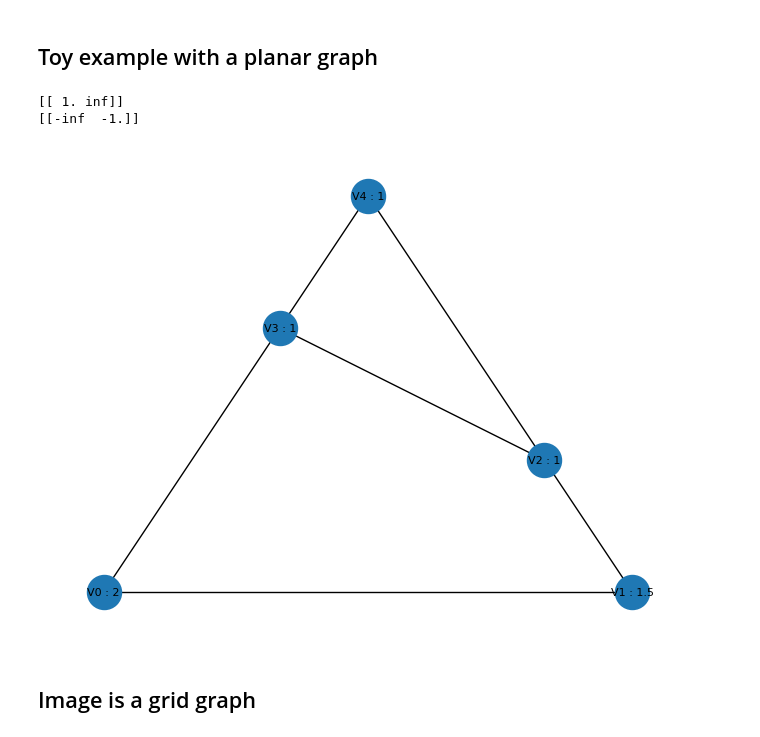
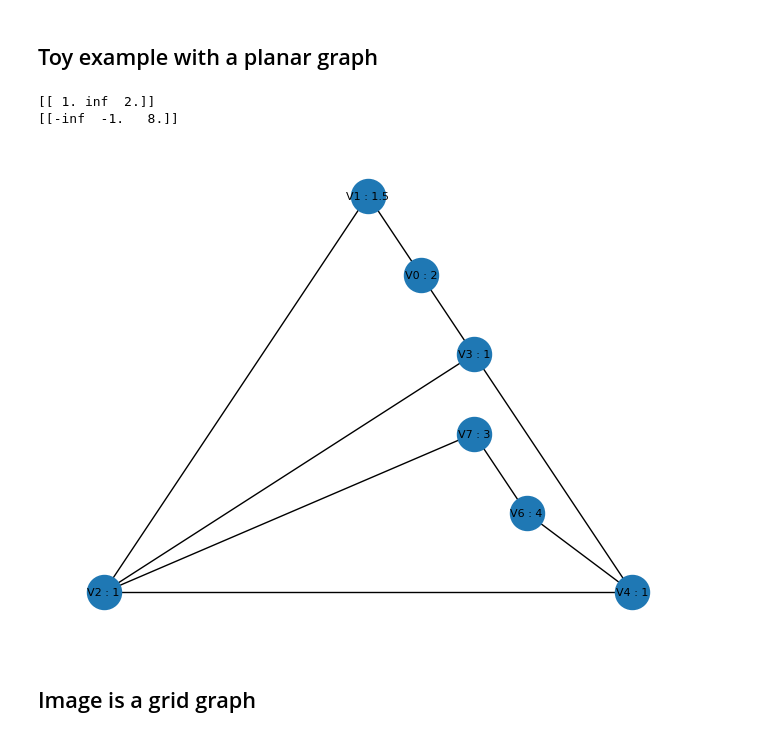
Before and after one commit to mvlier/topapprox, a Jupyter notebook: Interactive_Tutorial_topapprox.ipynb, the cells around one changed output. Cells and saved outputs as stored; diff of their text form; code cells hidden in the pictures.

```diff
--- a/Interactive_Tutorial_topapprox.ipynb
+++ b/Interactive_Tutorial_topapprox.ipynb
@@ -173,18 +225,17 @@ Wall time: 12.8 ms
 # %% [markdown]
 ## Toy example with a planar graph
 # %%
+# TODO: better example
 G=ta.TopologicalFilterGraph()
 f={0:2, 1:1.5, 2:1, 3:1, 4:1, 5:2, 6:4, 7:3}
-G.from_faces_nonfaces(F=[(0,1,2,3)],nF=[(1,2,4,3,0),(2,4,3)],filtration=f)
+G.from_faces_nonfaces(F=[(0,1,2,3)],nF=[(1,2,4,3,0),(2,4,6,7)],filtration=f)
+G.draw(with_labels=True,with_filtration=True)
 print(G.compute())
 print(G.compute(dual=True))
 # %% [output]
-[[ 1. inf]]
-[[-inf  -1.]]
+[[ 1. inf  2.]]
+[[-inf  -1.   8.]]
+[figure, added]
-# %%
-G.draw(with_labels=True,with_filtration=True)
-# %% [output]
-[figure, removed]
 # %% [markdown]
 ## Image is a grid graph
 # %%
```
Also changed, not shown: parts of 16 cells of this notebook, 10 other files.
